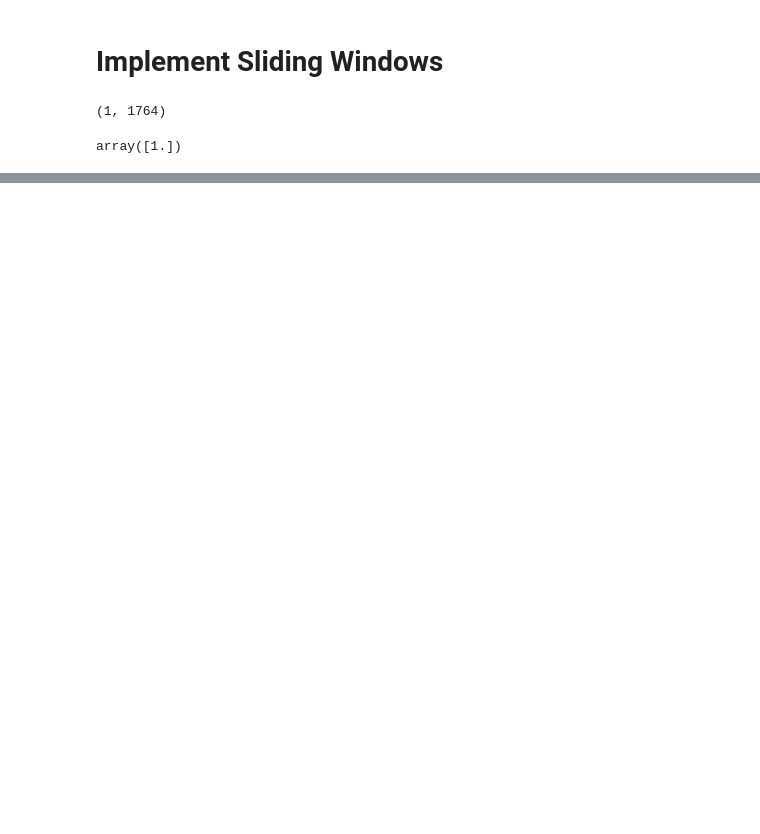
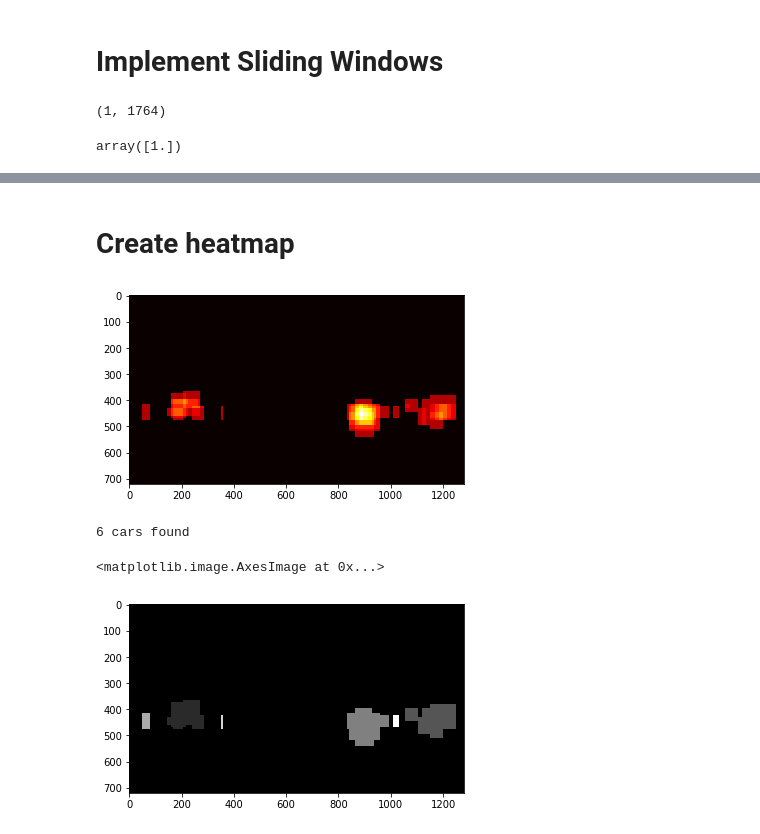
Before and after one commit to erik-rosen/CarND-Vehicle-Detection, a Jupyter notebook: vehicle_detection.ipynb, the cells around one changed output, grey strips where cells are left out. Drawn from its saved outputs; the diff is of its cells as text; code cells hidden in the pictures; blank space fills up the shorter version.

```diff
--- a/vehicle_detection.ipynb
+++ b/vehicle_detection.ipynb
@@ -259,0 +318,43 @@ plt.imshow(out_img)
+# %% [markdown]
+# Create heatmap
+# %%
+from scipy.ndimage.measurements import label
+
+def add_heat(heatmap, bbox_list):
+    # Iterate through list of bboxes
+    for box in bbox_list:
+        # Add += 1 for all pixels inside each bbox
+        # Assuming each "box" takes the form ((x1, y1), (x2, y2))
+        heatmap[box.ytop:box.ybot, box.xleft:box.xright] += 1
+
+    # Return updated heatmap
+    return heatmap
+
+def cool_down(heatmap, cooldown_factor):
+    heatmap[heatmap > 0] -= cooldown_factor
+    return heatmap
+
+def apply_threshold(heatmap, threshold):
+    # Zero out pixels below the threshold
+    heatmap[heatmap <= threshold] = 0
+    # Return thresholded map
+    return heatmap
+
+
+bb_list = find_cars_multiscale(img, svc, X_scaler, orient, pix_per_cell, cell_per_block)
+heatmap = np.zeros(shape=img.shape[0:2], dtype=np.int8)
+heatmap = add_heat(heatmap, bb_list)
+heatmap = apply_threshold(heatmap, 2)
+
+plt.imshow(heatmap, cmap='hot')
+plt.show()
+
+
+labels = label(heatmap)
+print(labels[1], 'cars found')
+plt.imshow(labels[0], cmap='gray')
+# %% [output]
+[figure, added]
+6 cars found
+<matplotlib.image.AxesImage at 0x...>
+[figure, added]
```
Also changed, not shown: parts of 9 cells of this notebook, 1 other file.
